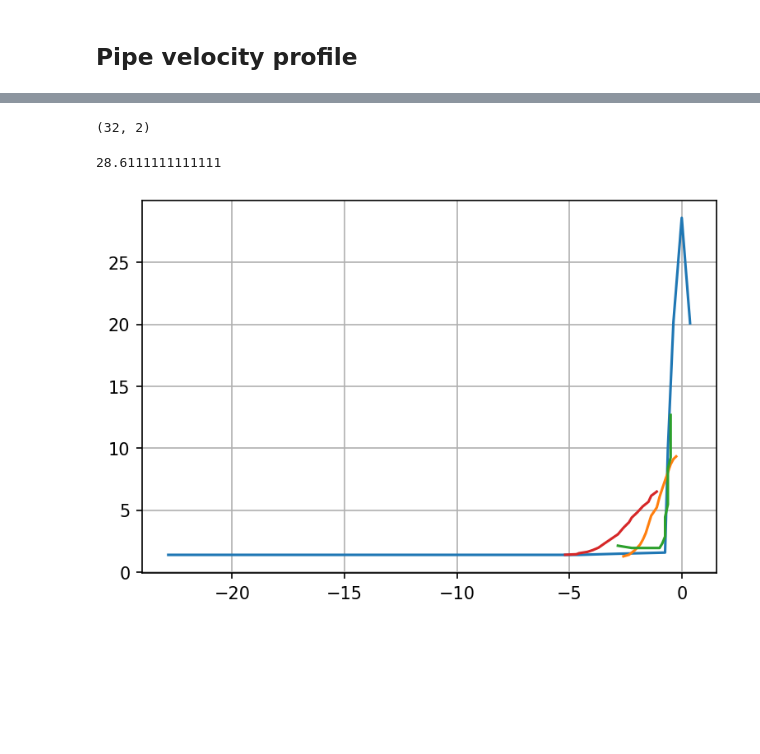
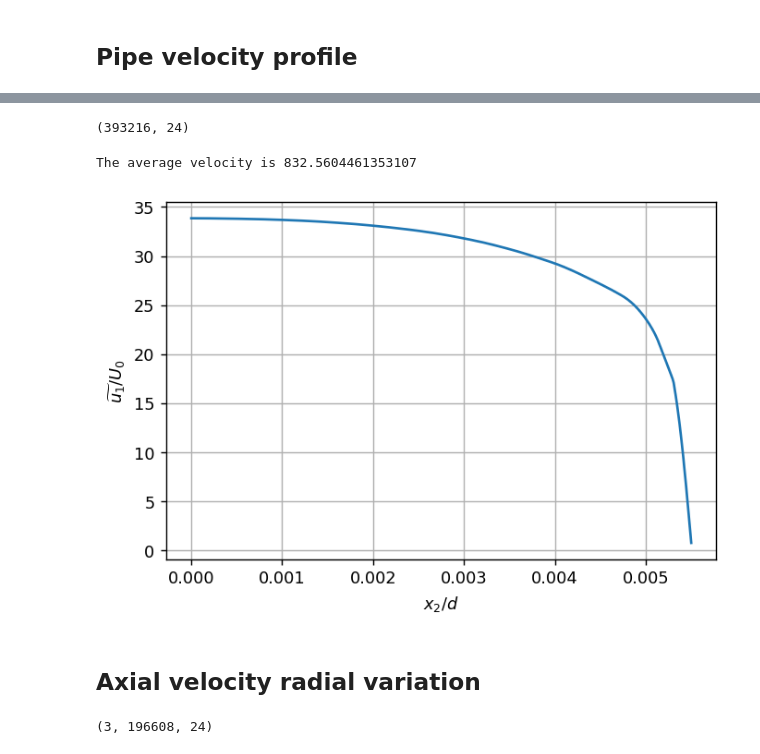
Before and after one commit to mulligatawny/jet-coflow-les, a Jupyter notebook: probe_post_proc.ipynb, the cells around one changed output, grey strips where cells are left out. Drawn from its saved outputs; the diff is of its cells as text; code cells hidden in the pictures; blank space fills up the shorter version.

```diff
--- a/probe_post_proc.ipynb
+++ b/probe_post_proc.ipynb
@@ -87,10 +69,0 @@ print(np.shape(data))
-# %%
-U_avg = np.zeros((3,ax_points))
-
-for j in range(3):
-    U = data[j,:,-3]
-    U_last = U[-int(len(U)/time_steps):] # extract last timestep data
-    for i in range(ax_points):
-        U_avg[j,i] = (np.mean(U_last[i*az_points:(i+1)*az_points-1]))
-
-X = (np.linspace(0, 0.265, rd_points))
@@ -150,23 +70,39 @@ plt.savefig('fig7a5.png',dpi=300)
-# %%
-e1 = np.loadtxt('./data/Velocity1.5.txt')
-e2 = np.loadtxt('./data/Velocity16.2d.txt')
-e3 = np.loadtxt('./data/Velocity3.3d.txt')
-e4 = np.loadtxt('./data/Velocity30.2d.txt')
-
-print(np.shape(data))
-# %% [output]
-(32, 2)
-# %%
-np.max(e1)
-# %% [output]
-28.6111111111111
-# %%
-fig = plt.figure(dpi=150)
-ax  = fig.add_subplot(1,1,1)
-ax.plot(data1[:int(len(data1)/2),0],data1[:int(len(data1)/2),1])
-ax.plot(data2[:int(len(data1)/2),0],data2[:int(len(data1)/2),1])
-ax.plot(data3[:int(len(data1)/2),0],data3[:int(len(data1)/2),1])
-ax.plot(data4[:int(len(data1)/2),0],data4[:int(len(data1)/2),1])
-ax.grid()
-# %% [output]
-[figure, removed]
+# %%
+data = np.loadtxt('pipe_v.dat', skiprows=1)
+print(np.shape(data))
+# %% [output]
+(393216, 24)
+# %%
+U = data[:,-19]
+
+# average over ring
+U_last = U[int(-len(U)/time_steps):]
+U_avg = np.zeros(rd_points)
+for i in range(rd_points):
+    U_avg[i] = (np.mean(U_last[i*az_points:(i+1)*az_points-1]))
+
+X = (np.linspace(0, 0.0055, rd_points))
+print('The average velocity is', np.trapz(U_avg*27.7)/(len(U_avg)))
+# %% [output]
+The average velocity is 832.5604461353107
+# %%
+fig = plt.figure(dpi=128)
+ax  = fig.add_subplot(1,1,1)
+#ax.plot(X, np.flip(U_avg))
+ax.plot(X, U_avg)
+ax.set_xlabel('$x_2/d$')
+ax.set_ylabel('$\widetilde{u_1}/ {U_0}$')
+ax.grid()
+plt.savefig('ring_avg.png',dpi=300)
+# %% [output]
+[figure, added]
+# %% [markdown]
+## Axial velocity radial variation
+# %%
+data1 = np.loadtxt('fig7_1.dat', skiprows=1)
+data2 = np.loadtxt('fig7_2.dat', skiprows=1)
+data3 = np.loadtxt('fig7_3.dat', skiprows=1)
+data = np.stack(((data1, data2, data3)))
+print(np.shape(data))
+# %% [output]
+(3, 196608, 24)
```
Also changed, not shown: parts of 38 cells of this notebook.
